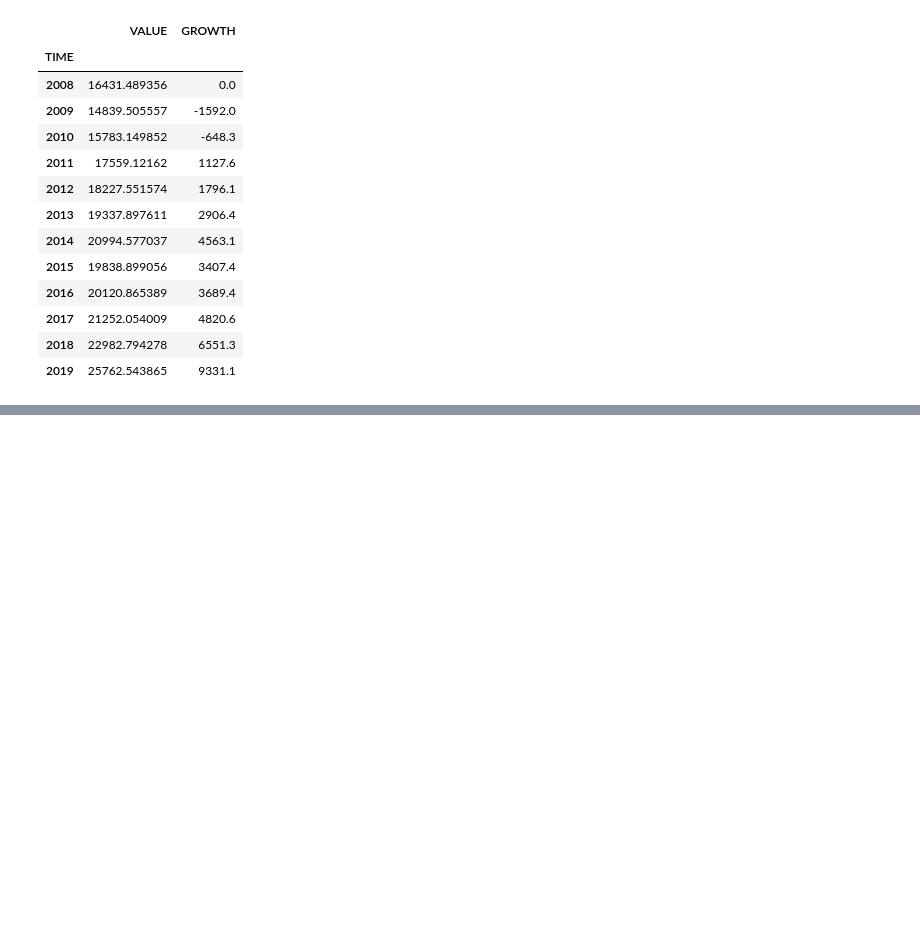
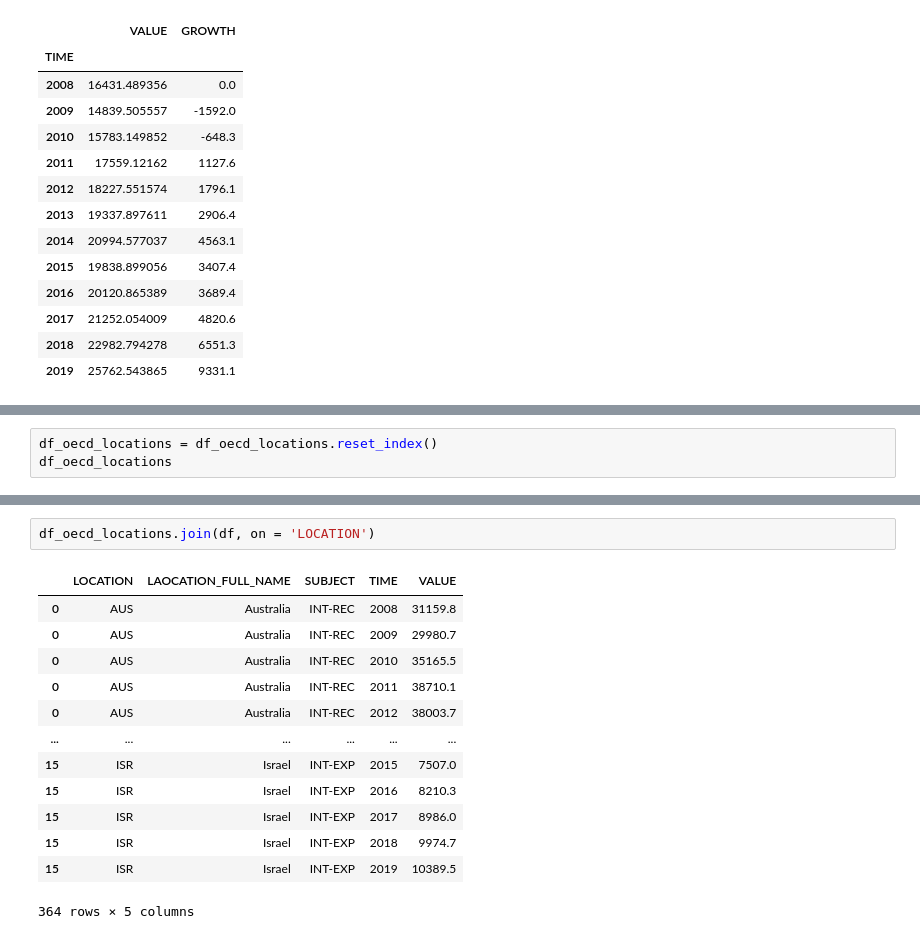
Before and after one commit to azapeti/practicing_pandas_workout, a Jupyter notebook: chapter-06/exercise-31.ipynb, the cells around one changed output, grey strips where cells are left out. Drawn from its saved outputs; the diff is of its cells as text; blank space fills up the shorter version.

```diff
--- a/chapter-06/exercise-31.ipynb
+++ b/chapter-06/exercise-31.ipynb
@@ -264,0 +268,3 @@ recession
+# %%
+df_oecd_locations = df_oecd_locations.reset_index()
+df_oecd_locations
@@ -264,0 +306,16 @@ recession
+# %%
+df_oecd_locations.join(df, on = 'LOCATION')
+# %% [output]
+|  | LOCATION | LAOCATION_FULL_NAME | SUBJECT | TIME | VALUE |
+| 0 | AUS | Australia | INT-REC | 2008 | 31159.8 |
+| 0 | AUS | Australia | INT-REC | 2009 | 29980.7 |
+| 0 | AUS | Australia | INT-REC | 2010 | 35165.5 |
+| 0 | AUS | Australia | INT-REC | 2011 | 38710.1 |
+| 0 | AUS | Australia | INT-REC | 2012 | 38003.7 |
+| ... | ... | ... | ... | ... | ... |
+| 15 | ISR | Israel | INT-EXP | 2015 | 7507.0 |
+| 15 | ISR | Israel | INT-EXP | 2016 | 8210.3 |
+| 15 | ISR | Israel | INT-EXP | 2017 | 8986.0 |
+| 15 | ISR | Israel | INT-EXP | 2018 | 9974.7 |
+| 15 | ISR | Israel | INT-EXP | 2019 | 10389.5 |
+364 rows × 5 columns
```
Also changed, not shown: parts of 3 cells of this notebook.
